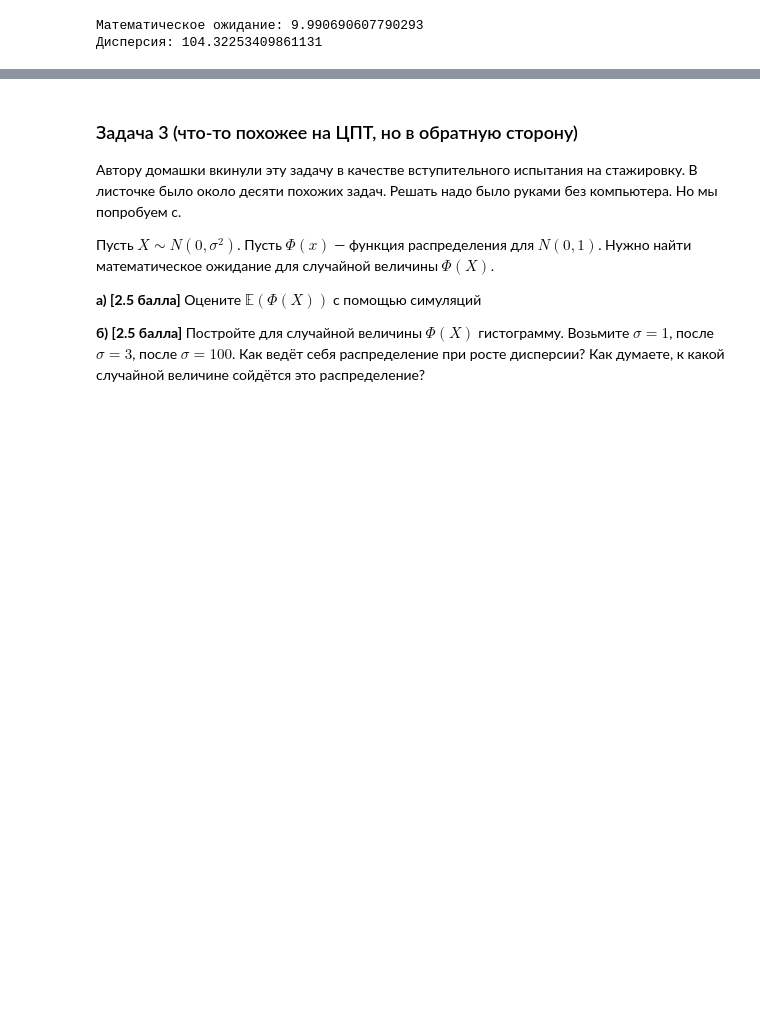
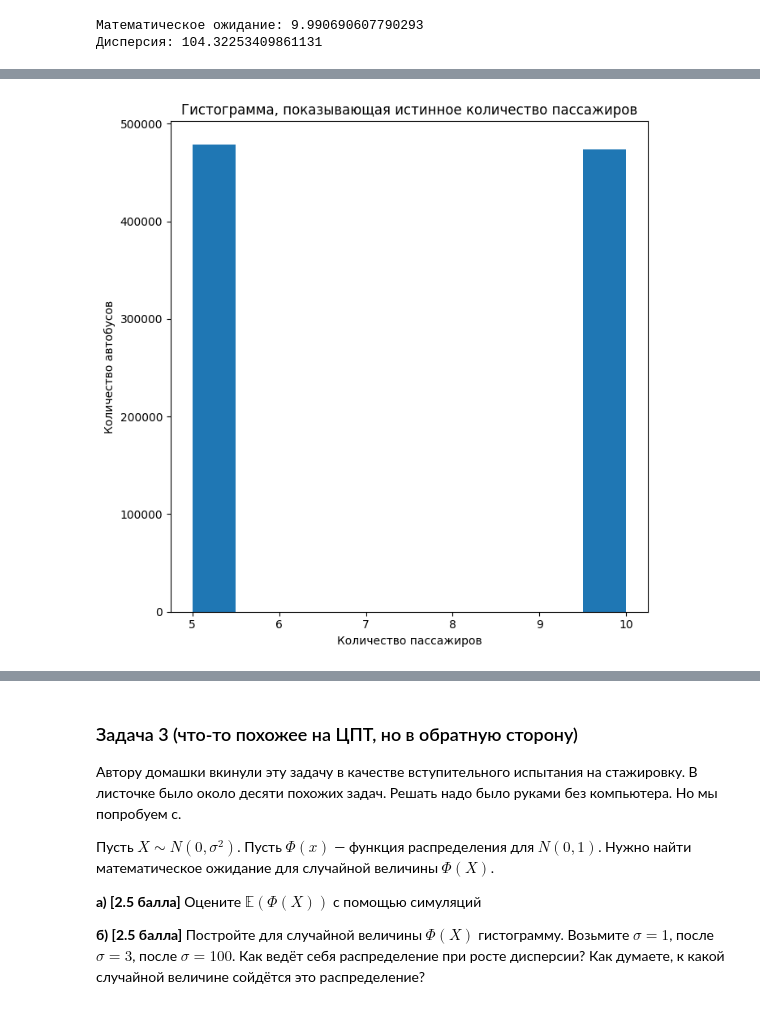
Before and after one commit to olegoid/yet_another_matstat_course, a Jupyter notebook: hw_matstat/hw-01- 007-OLEG-DEMCHENKO.ipynb, the cells around one changed output, grey strips where cells are left out. Drawn from its saved outputs; the diff is of its cells as text; code cells hidden in the pictures; blank space fills up the shorter version.

```diff
--- a/hw_matstat/hw-01- 007-OLEG-DEMCHENKO.ipynb
+++ b/hw_matstat/hw-01- 007-OLEG-DEMCHENKO.ipynb
@@ -519,0 +528,16 @@ print('Дисперсия: ' + str(dispersion))
+# %%
+passangers = []
+
+for i in range(10**4):
+    bus_departures = run_experiment()
+
+    for j in range(len(bus_departures)):
+        passangers.append(bus_departures[j][1])
+
+plt.hist(passangers, density=False)
+plt.ylabel('Количество автобусов', fontsize=10)
+plt.xlabel('Количество пассажиров', fontsize=10)
+plt.title('Гистограмма, показывающая истинное количество пассажиров')
+plt.show()
+# %% [output]
+[figure, added]
```
Also changed, not shown: parts of 3 cells of this notebook.
